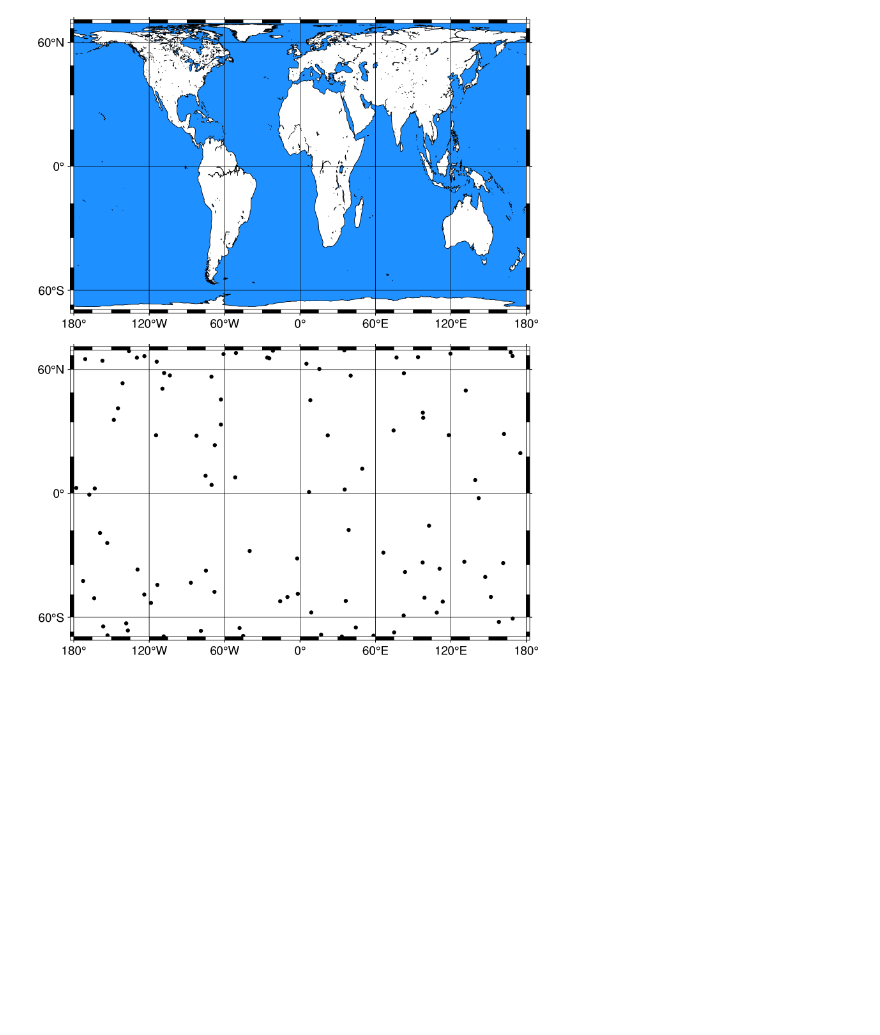
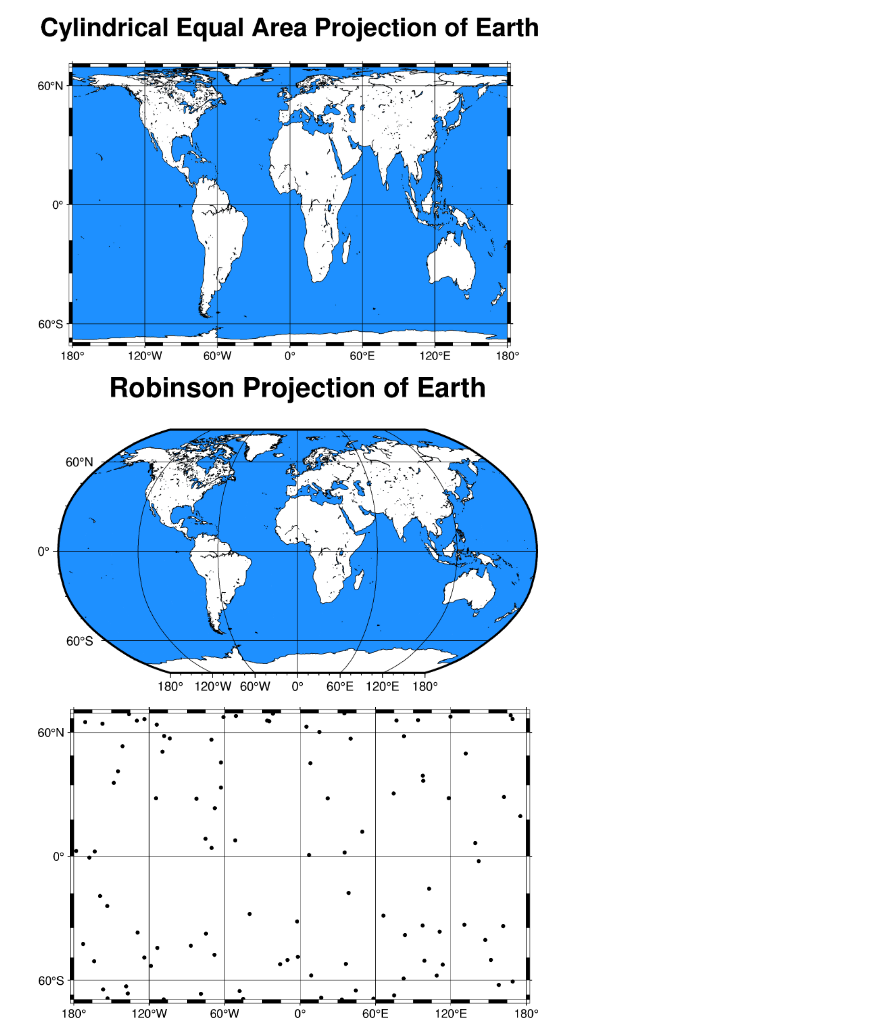
Before and after one commit to jfryling/lunar-chronology-crater-analysis, a Jupyter notebook: test.ipynb, the cells around one changed output. Cells and saved outputs as stored; diff of their text form; code cells hidden in the pictures; blank space fills up the shorter version.

```diff
--- a/test.ipynb
+++ b/test.ipynb
@@ -1,21 +65,34 @@
 # %%
 import matplotlib
 import matplotlib.pyplot as plt
 import numpy as np
 import pygmt
 
-fig = pygmt.Figure()
+fig1 = pygmt.Figure()
 # Use region "d" to specify global region (-180/180/-90/90)
-fig.coast(
+fig1.coast(
     region="d",
     projection="Y0/45/12c",
     water="dodgerblue",
     shorelines="thinnest",
-    frame="afg",
+   frame=["afg", "+tCylindrical Equal Area Projection of Earth"],
 )
-fig.show()
+fig1.show()
+
+fig2 = pygmt.Figure()
+# Use region "d" to specify global region (-180/180/-90/90)
+fig2.coast(
+    region="d",
+    projection="N12c",
+    water="dodgerblue",
+    shorelines="thinnest",
+
+    frame=["afg", "+tRobinson Projection of Earth"],
+)
+fig2.show()
 # %% [output]
-[figure, old version]
+[figure, new version]
+[figure, added]
 # %%
 # Generate a random set of points to plot
 np.random.seed(42)
```
Also changed, not shown: parts of 4 cells of this notebook, 17 other files.
